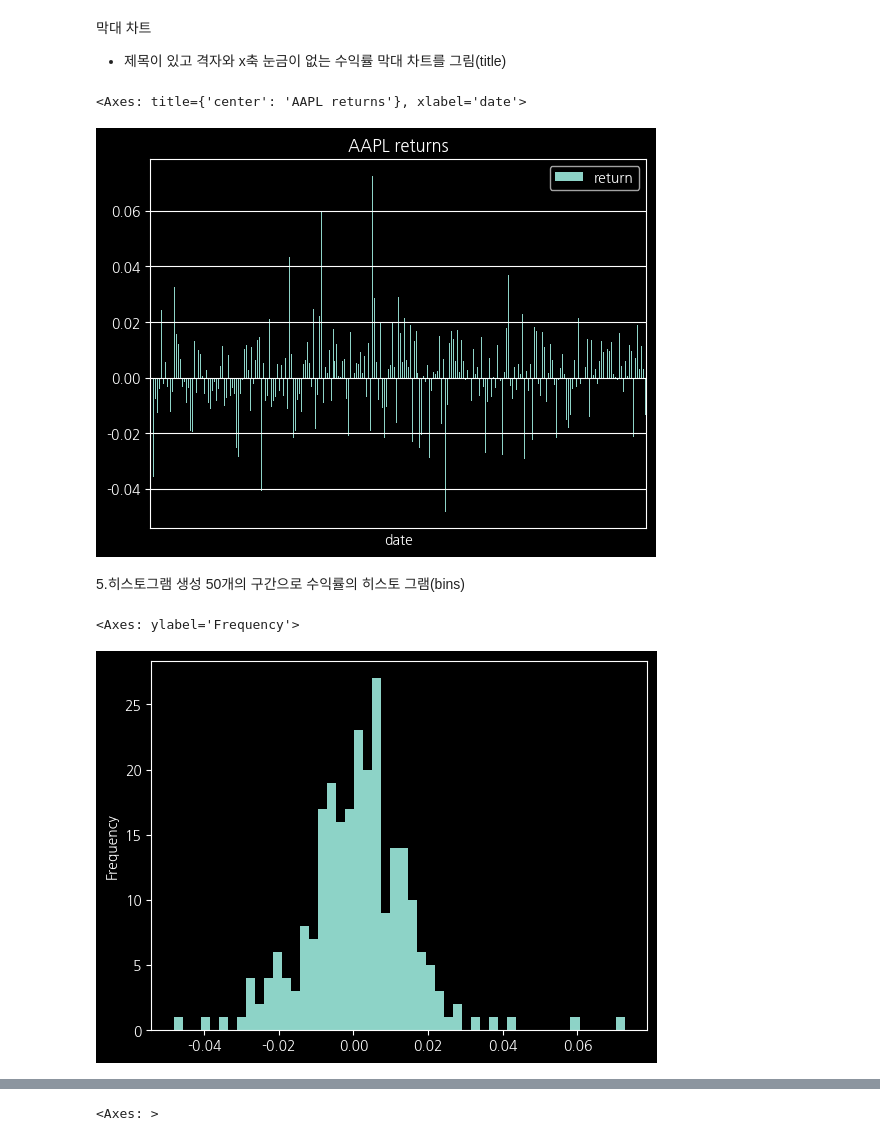
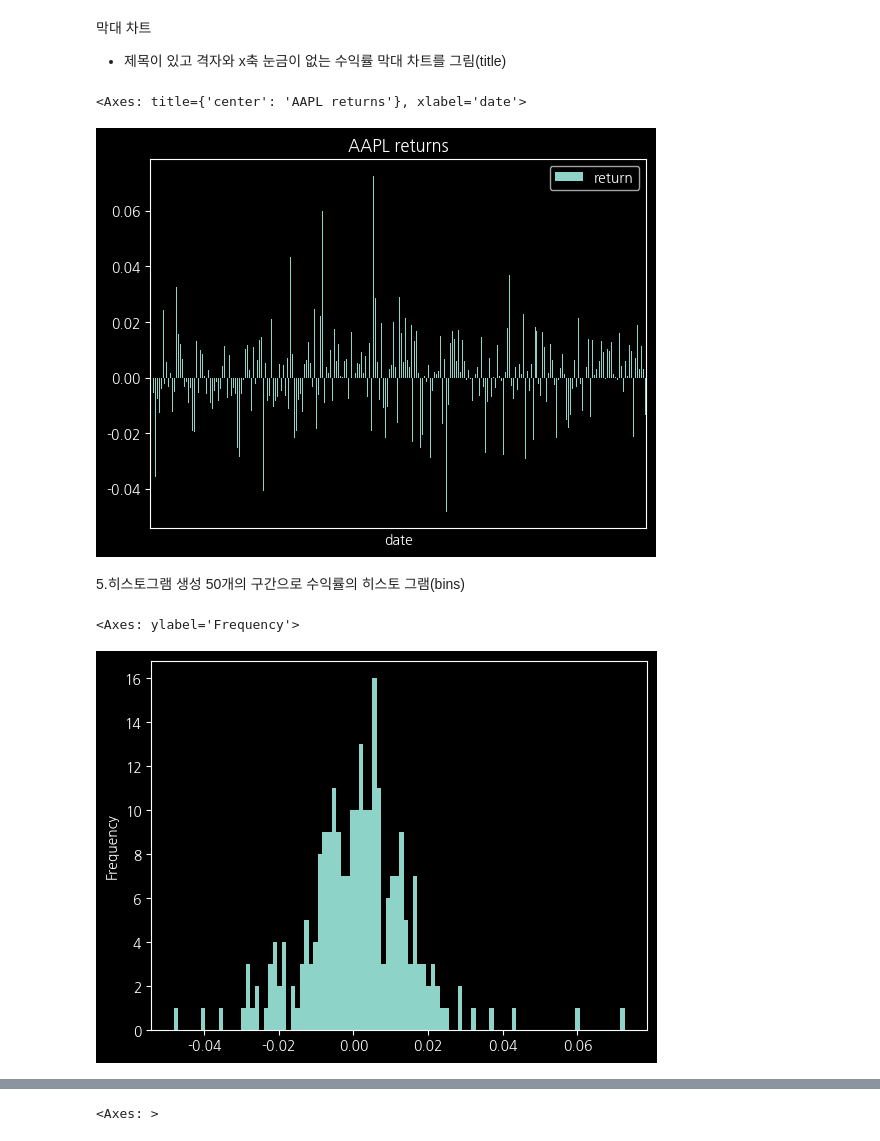
Before and after one commit to xemotion/dl_study, a Jupyter notebook: Quant/pytho for algorithmic trading cookbook/03-1. Visualize Financial Market Data with Matplotlib, and Plotly Dash_HY.ipynb, the cells around one changed output, grey strips where cells are left out. Cells and saved outputs as stored; diff of their text form; code cells hidden in the pictures.

```diff
--- a/Quant/pytho for algorithmic trading cookbook/03-1. Visualize Financial Market Data with Matplotlib, and Plotly Dash_HY.ipynb
+++ b/Quant/pytho for algorithmic trading cookbook/03-1. Visualize Financial Market Data with Matplotlib, and Plotly Dash_HY.ipynb
@@ -114,18 +114,18 @@ Name: return, dtype: float64
 막대 차트
 * 제목이 있고 격자와 x축 눈금이 없는 수익률 막대 차트를 그림(title)
 # %%
-returns.plot.bar(title="AAPL returns", grid=True, legend=True, xticks=[])
+returns.plot.bar(title="AAPL returns", grid=False, legend=True, xticks=[])
 # %% [output]
 <Axes: title={'center': 'AAPL returns'}, xlabel='date'>
-[figure, old version]
+[figure, new version]
 # %% [markdown]
 5.히스토그램 생성
  50개의 구간으로 수익률의 히스토 그램(bins)
 # %%
-returns.plot.hist(bins=50)
+returns.plot.hist(bins=100)
 # %% [output]
 <Axes: ylabel='Frequency'>
-[figure, old version]
+[figure, new version]
 # %% [markdown]
 6. 박스-수염(Boxplot)
 * 수익률 박스 플롯
```
Also changed, not shown: parts of 24 cells of this notebook.
